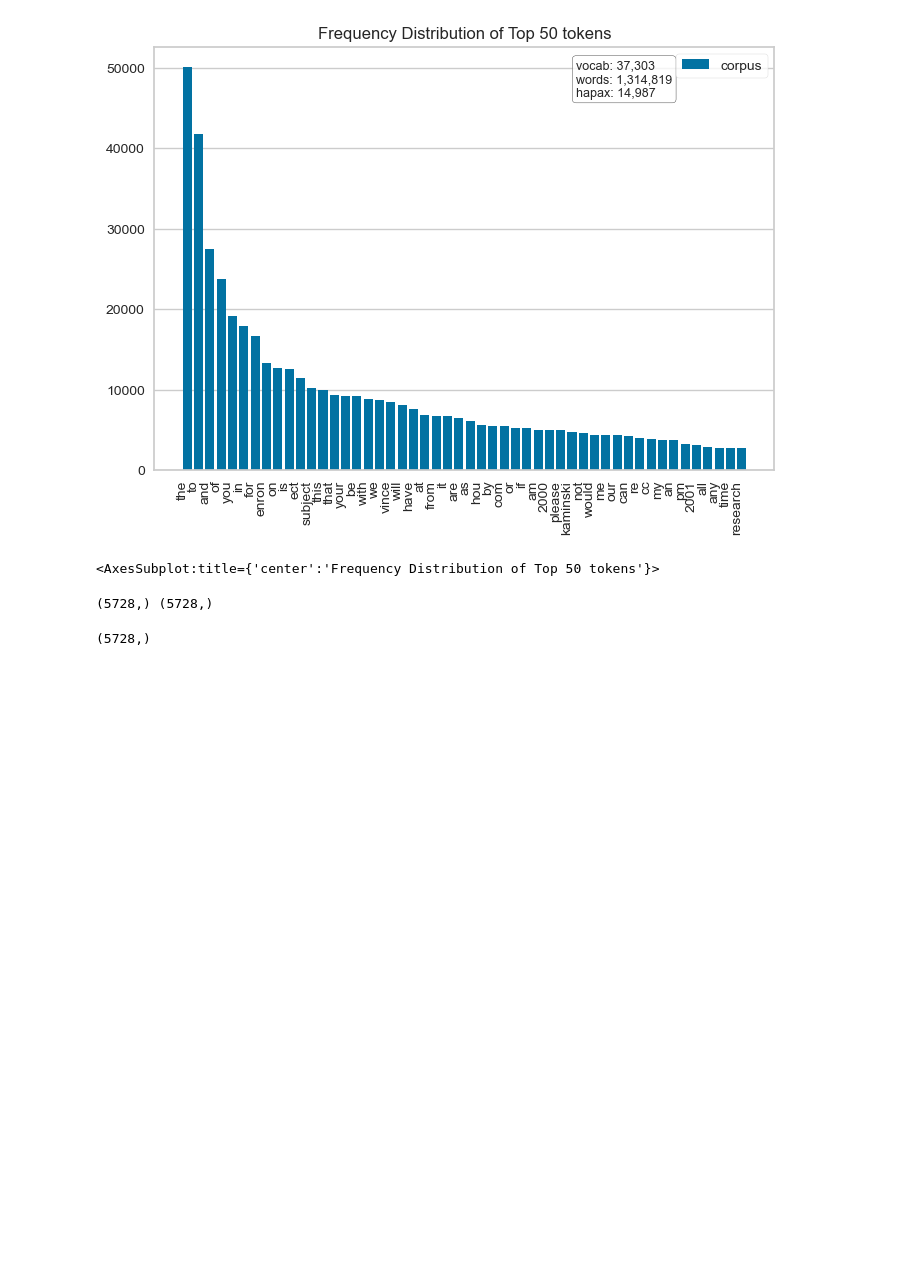
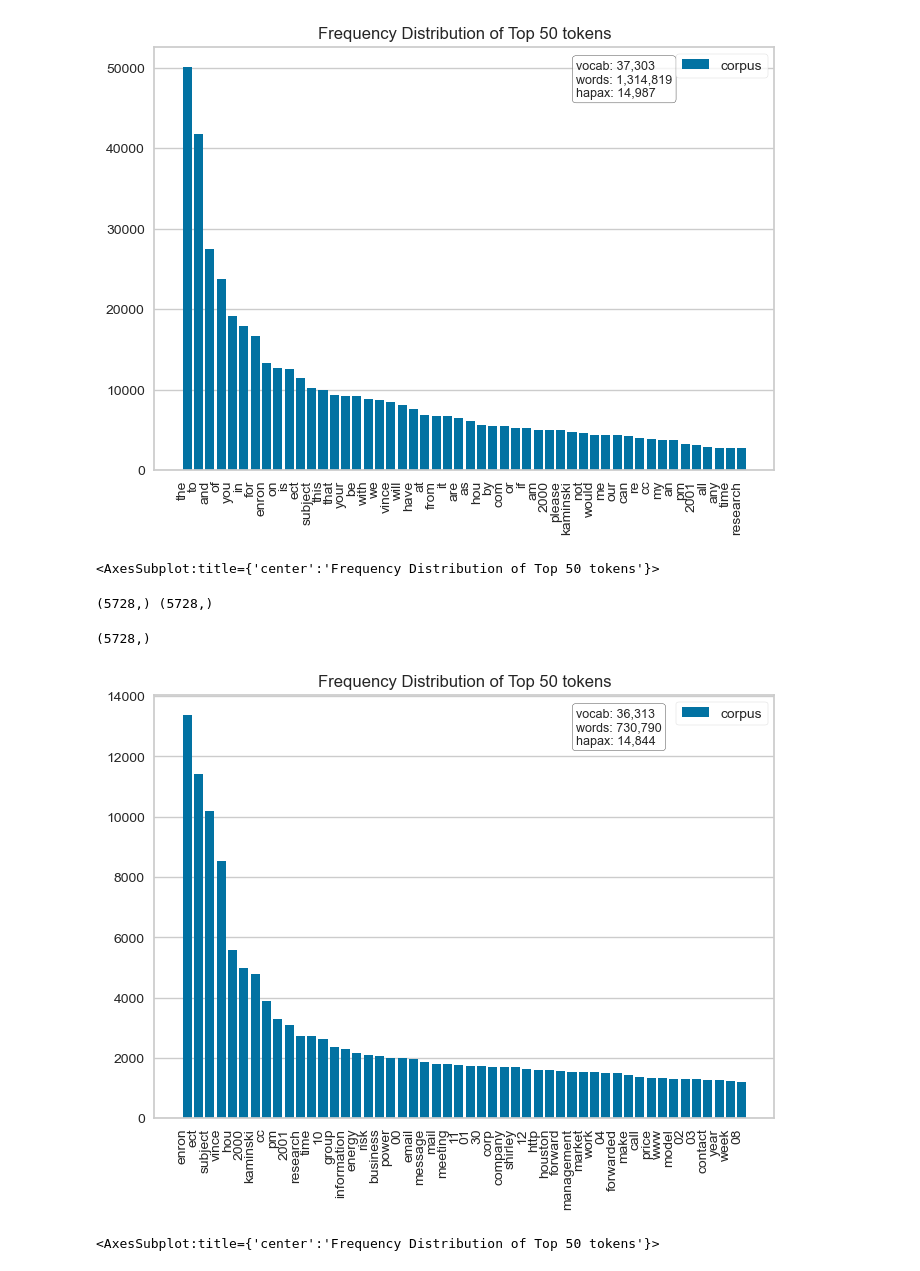
Before and after one commit to bkapteijns/thesis, a Jupyter notebook: code/feature-relevance/SHAP/spam-classification/nlp_shap.ipynb, the cells around one changed output. Drawn from its saved outputs; the diff is of its cells as text; code cells hidden in the pictures; blank space fills up the shorter version.

```diff
--- a/code/feature-relevance/SHAP/spam-classification/nlp_shap.ipynb
+++ b/code/feature-relevance/SHAP/spam-classification/nlp_shap.ipynb
@@ -67,14 +67,23 @@ with open("text.pkl", "wb") as f:
   pickle.dump(text, f)
 with open("labels.pkl", "wb") as f:
   pickle.dump(labels, f)
+# %%
+import pickle
+with open("text.pkl", "rb") as f:
+  text = pickle.load(f)
+with open("labels.pkl", "rb") as f:
+  labels = pickle.load(f)
 # %%
 %matplotlib inline
 vectorizer = CountVectorizer()
-docs       = vectorizer.fit_transform(df["text"])
+docs       = vectorizer.fit_transform(text)
 features   = vectorizer.get_feature_names_out()
 visualizer = FreqDistVisualizer(features=features, orient='v')
 visualizer.fit(docs)
 visualizer.show()
+# %% [output]
+[figure, added]
+<AxesSubplot:title={'center':'Frequency Distribution of Top 50 tokens'}>
 # %%
 tokenizer = BertTokenizer.from_pretrained("bert-base-uncased")
 model = BertModel.from_pretrained("bert-base-uncased")
```
Also changed, not shown: parts of 16 cells of this notebook.
